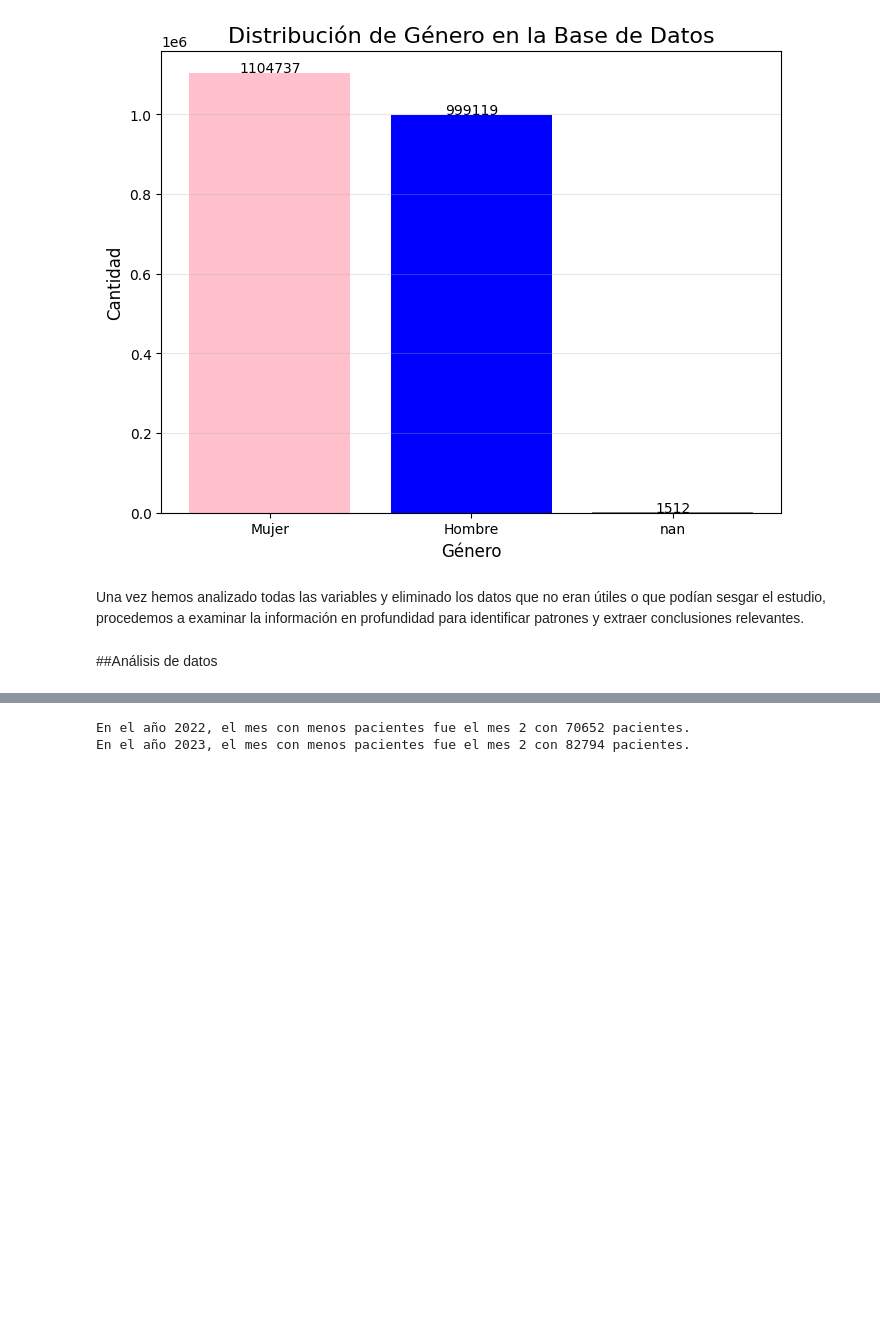
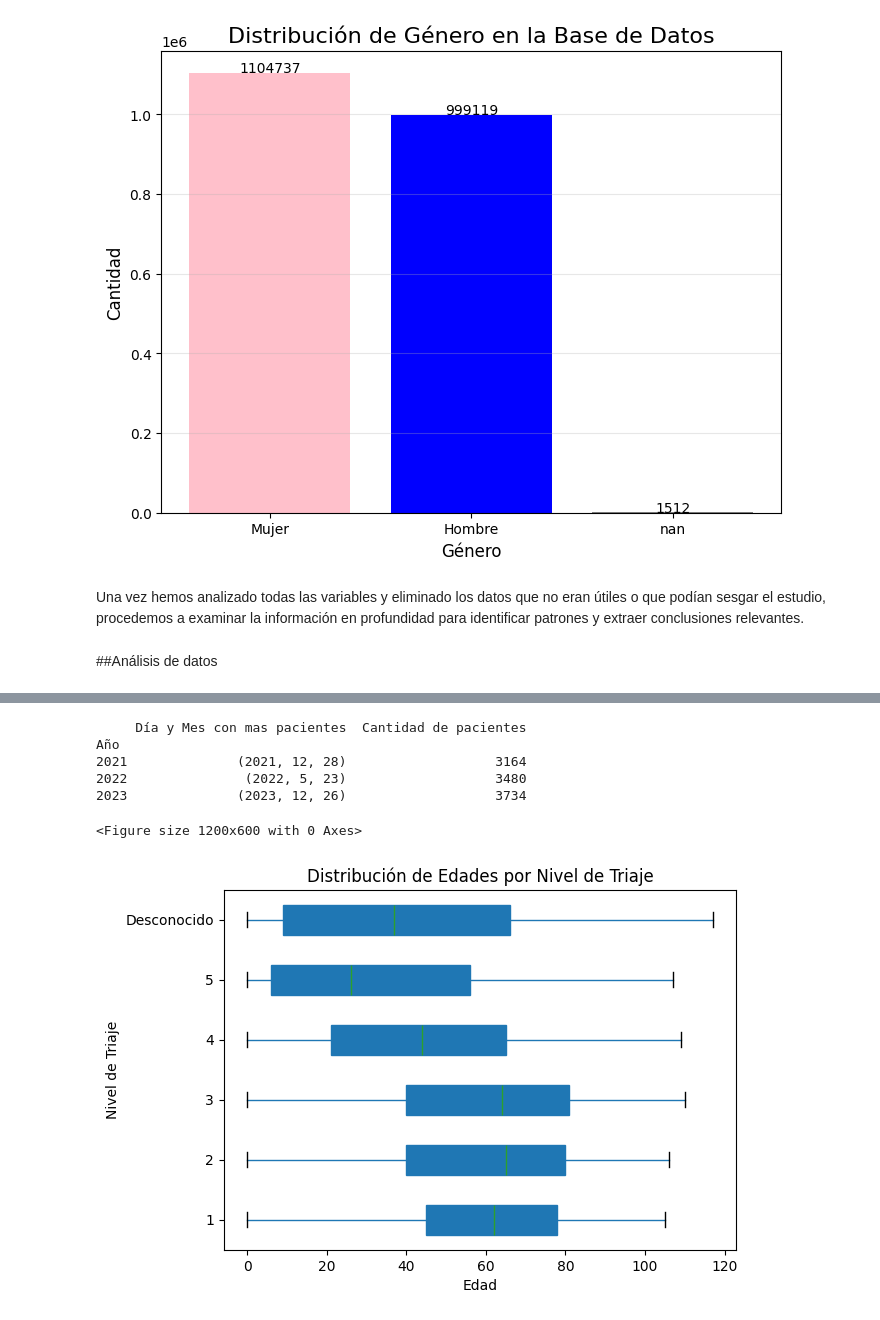
Before and after one commit to lauraliron/UFV_PFG, a Jupyter notebook: Limpieza_de_datos.ipynb, the cells around one changed output, grey strips where cells are left out. Drawn from its saved outputs; the diff is of its cells as text; code cells hidden in the pictures; blank space fills up the shorter version.

```diff
--- a/Limpieza_de_datos.ipynb
+++ b/Limpieza_de_datos.ipynb
@@ -706,23 +755,37 @@ Año
-# %%
-# Asegúrate de que la columna de fecha esté en formato datetime
-df['Fecha de atención'] = pd.to_datetime(df['Fecha de atención'])
-
-# Crear columnas con el año y el mes
-df['Año'] = df['Fecha de atención'].dt.year
-df['Mes'] = df['Fecha de atención'].dt.month
-
-# Contar el número total de pacientes por año y mes
-pacientes_por_año_mes = df.groupby(['Año', 'Mes']).size()
-
-# Encontrar el mes con menos pacientes para cada año
-mes_menos_pacientes_por_año = pacientes_por_año_mes.groupby('Año').idxmin()
-cantidad_menos_pacientes_por_año = pacientes_por_año_mes.groupby('Año').min()
-
-# Mostrar resultados
-for año, (año_mes) in mes_menos_pacientes_por_año.items():
-    mes = año_mes[1]  # El segundo elemento del índice es el mes
-    cantidad = cantidad_menos_pacientes_por_año[año]
-    print(f"En el año {año}, el mes con menos pacientes fue el mes {mes} con {cantidad} pacientes.")
-# %% [output]
-En el año 2022, el mes con menos pacientes fue el mes 2 con 70652 pacientes.
-En el año 2023, el mes con menos pacientes fue el mes 2 con 82794 pacientes.
+# %%
+dia_mes_mas_pacientes = pacientes_por_dia_mes.groupby('Año').idxmax()
+cantidad_mas_pacientes = pacientes_por_dia_mes.groupby('Año').max()
+
+resultado_mas = pd.DataFrame({
+    'Día y Mes con mas pacientes': dia_mes_mas_pacientes,
+    'Cantidad de pacientes': cantidad_mas_pacientes
+})
+
+print(resultado_mas)
+# %% [output]
+     Día y Mes con mas pacientes  Cantidad de pacientes
+Año
+2021              (2021, 12, 28)                   3164
+2022               (2022, 5, 23)                   3480
+2023              (2023, 12, 26)                   3734
+# %%
+# Asegurar que la columna de fecha esté en formato datetime
+df['Fecha de atención'] = pd.to_datetime(df['Fecha de atención'], errors='coerce')
+
+# Eliminar valores nulos en Edad y Nivel de Triaje
+df = df.dropna(subset=['Edad', 'Nivel de triaje'])
+
+# Convertir Nivel de Triaje a string para evitar errores de categorización
+df['Nivel de triaje'] = df['Nivel de triaje'].astype(str)
+
+# Crear un boxplot para visualizar la distribución de edades por nivel de triaje
+plt.figure(figsize=(12, 6))
+df.boxplot(column='Edad', by='Nivel de triaje', grid=False, vert=False, patch_artist=True)
+plt.title('Distribución de Edades por Nivel de Triaje')
+plt.xlabel('Edad')
+plt.ylabel('Nivel de Triaje')
+plt.suptitle('')  # Eliminar el título automático de pandas
+plt.show()
+# %% [output]
+<Figure size 1200x600 with 0 Axes>
+[figure, added]
```
Also changed, not shown: parts of 12 cells of this notebook.
